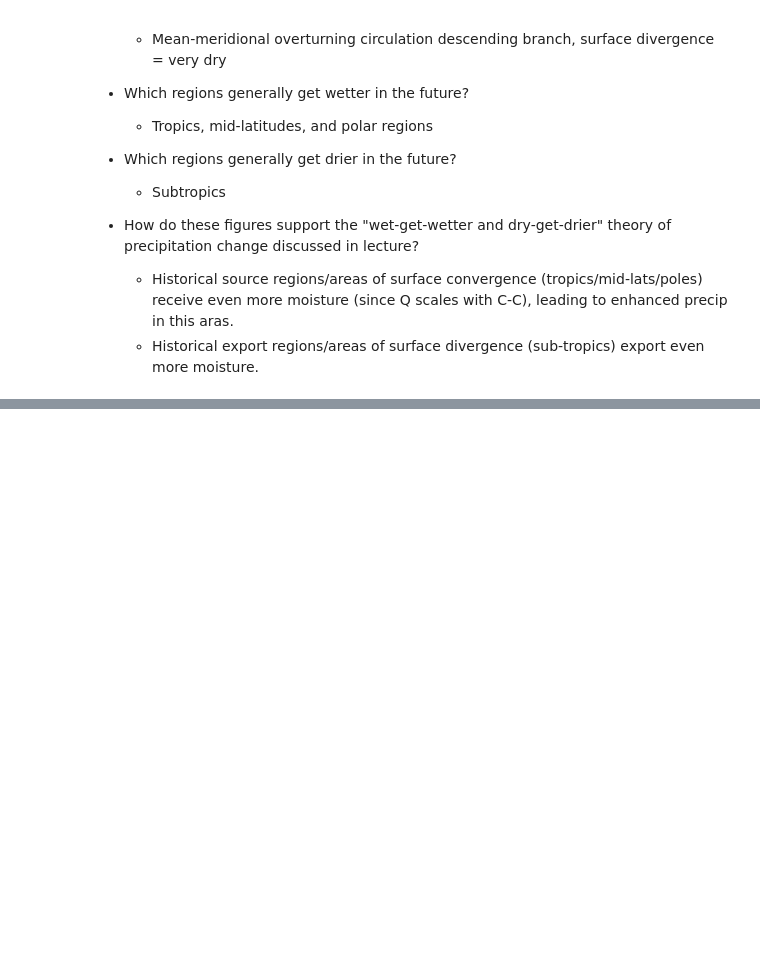
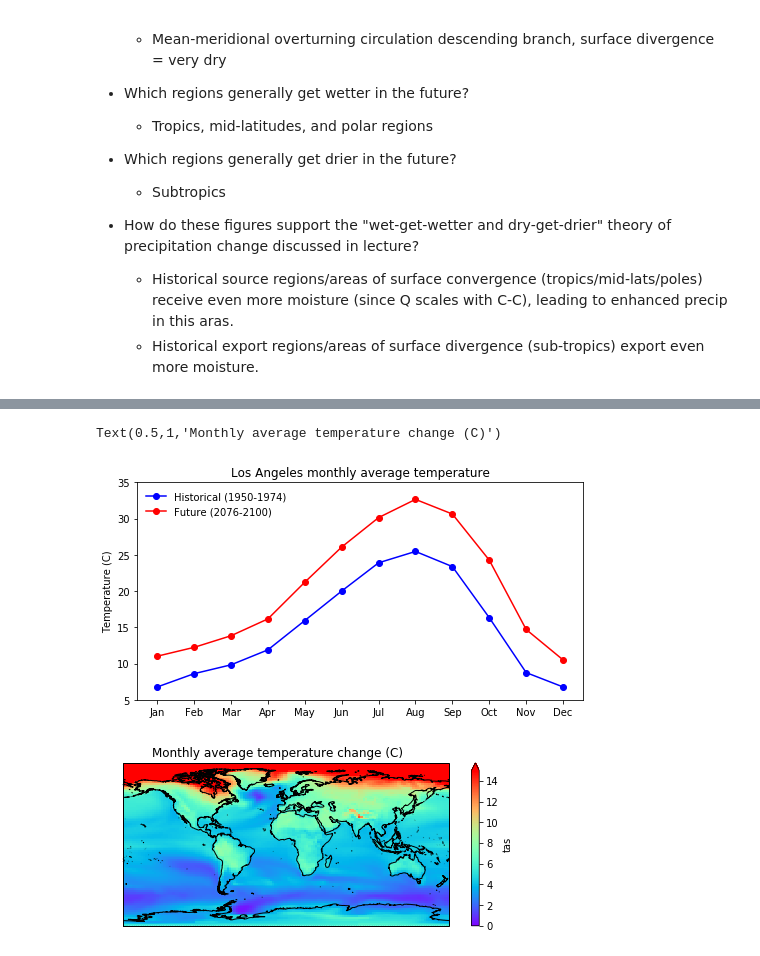
Before and after one commit to neil-berg/AOS51, a Jupyter notebook: Final_Lab_Assignment_Fall_2018_KEY.ipynb, the cells around one changed output, grey strips where cells are left out. Drawn from its saved outputs; the diff is of its cells as text; code cells hidden in the pictures; blank space fills up the shorter version.

```diff
--- a/Final_Lab_Assignment_Fall_2018_KEY.ipynb
+++ b/Final_Lab_Assignment_Fall_2018_KEY.ipynb
@@ -235,0 +304,52 @@ Text(0.5,1,'Change in Precip (%)')
+# %%
+# Read in the netCDF files
+hist_tas_nc = xr.open_dataset('~/AOS51/data/final_project/tas_Amon_GFDL-CM3_historical_r1i1p1_195001-197412.nc')
+fut_tas_nc = xr.open_dataset('~/AOS51/data/final_project/tas_Amon_GFDL-CM3_rcp85_r1i1p1_207601-210012.nc')
+
+# Extract temperature and convert to degrees C
+hist_tas = (hist_tas_nc['tas'] - 273)
+fut_tas = (fut_tas_nc['tas'] - 273)
+
+# Individual monthly climatologies
+hist_tas_mon_clim = hist_tas.groupby('time.month').mean(dim='time')
+fut_tas_mon_clim = fut_tas.groupby('time.month').mean(dim='time')
+
+# Los Angeles monthly climatologies
+la_hist_tas_mon_clim = hist_tas_mon_clim.sel(lat=34.05, lon=241.86, method='nearest')
+la_fut_tas_mon_clim = fut_tas_mon_clim.sel(lat=34.05, lon=241.86, method='nearest')
+
+# Month that warms the most/least
+monthly_changes = la_fut_tas_mon_clim - la_hist_tas_mon_clim
+# October warms the most with 7.94 deg C, Feb warms the least with 3.63 deg C
+
+# Monthly averages
+hist_tas_avg = hist_tas.mean(dim='time')
+fut_tas_avg = fut_tas.mean(dim='time')
+change_tas_avg = fut_tas_avg - hist_tas_avg
+
+# 1st plot - time series of monthly climatologies over LA
+months = ['Jan', 'Feb', 'Mar', 'Apr', 'May', 'Jun', 'Jul', 'Aug', 'Sep', 'Oct', 'Nov', 'Dec']
+fig1 = plt.figure(figsize=(8,4))
+ax1 = fig1.add_subplot(1,1,1)
+ax1.plot(range(12), la_hist_tas_mon_clim, color='blue', marker='o', label='Historical (1950-1974)')
+ax1.plot(range(12), la_fut_tas_mon_clim, color='red', marker='o', label='Future (2076-2100)')
+ax1.set_xticks(range(12))
+ax1.set_xticklabels(months)
+ax1.set_ylim(5, 35)
+ax1.set_ylabel('Temperature (C)')
+ax1.set_title('Los Angeles monthly average temperature')
+ax1.legend(loc='upper left', frameon=False)
+
+# 2nd plot - global temperature changes
+fig2 = plt.figure(figsize=(8,3))
+ax2 = fig2.add_subplot(1,1,1, projection=ccrs.PlateCarree())
+change_tas_avg.plot.pcolormesh(ax=ax2,
+                               transform=ccrs.PlateCarree(),
+                               cmap='rainbow',
+                               vmin=0, vmax=15)
+ax2.coastlines('50m')
+ax2.set_title('Monthly average temperature change (C)')
+# %% [output]
+Text(0.5,1,'Monthly average temperature change (C)')
+[figure, added]
+[figure, added]
```
Also changed, not shown: parts of 5 cells of this notebook.
